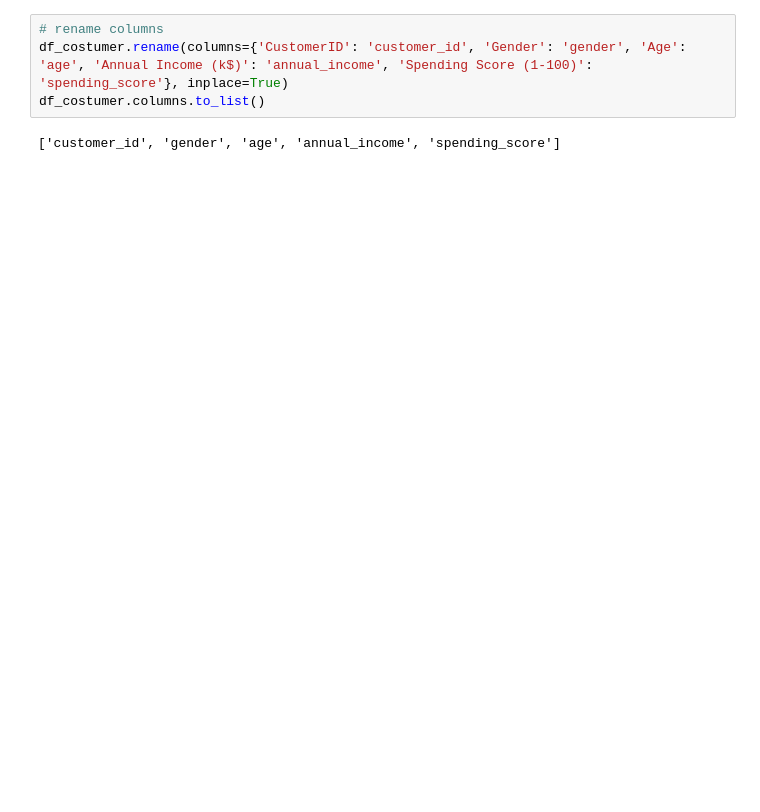
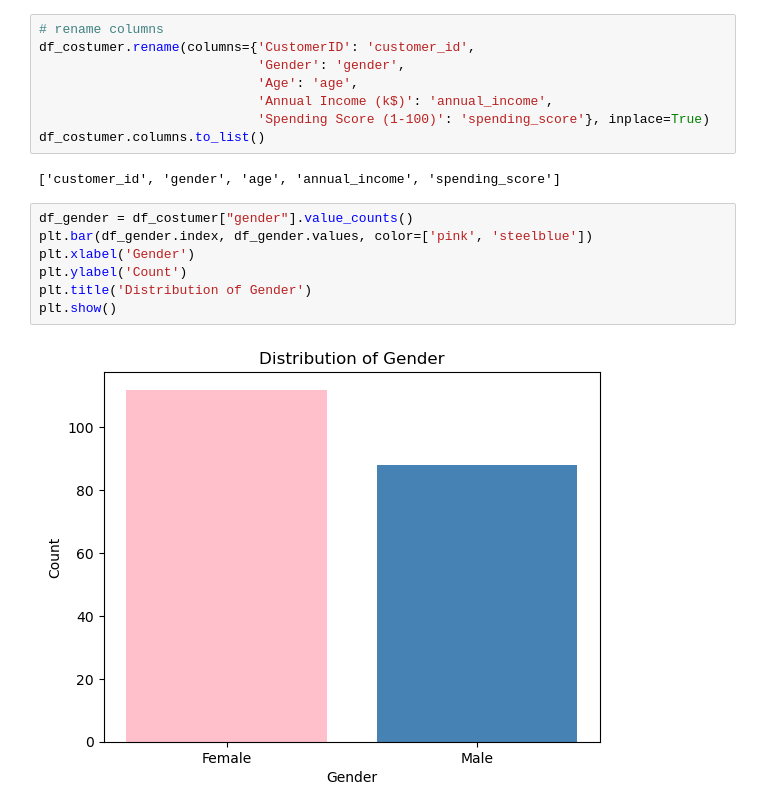
Before and after one commit to thelightfeaver/machine-leaning-practices, a Jupyter notebook: proyect/costumer.ipynb, the cells around one changed output. Cells and saved outputs as stored; diff of their text form; blank space fills up the shorter version.

```diff
--- a/proyect/costumer.ipynb
+++ b/proyect/costumer.ipynb
@@ -42,7 +17,20 @@ df_costumer.head()
 | 4 | 5 | Female | 31 | 17 | 40 |
 # %%
 # rename columns
-df_costumer.rename(columns={'CustomerID': 'customer_id', 'Gender': 'gender', 'Age': 'age', 'Annual Income (k$)': 'annual_income', 'Spending Score (1-100)': 'spending_score'}, inplace=True)
+df_costumer.rename(columns={'CustomerID': 'customer_id',
+                            'Gender': 'gender',
+                            'Age': 'age',
+                            'Annual Income (k$)': 'annual_income',
+                            'Spending Score (1-100)': 'spending_score'}, inplace=True)
 df_costumer.columns.to_list()
 # %% [output]
 ['customer_id', 'gender', 'age', 'annual_income', 'spending_score']
+# %%
+df_gender = df_costumer["gender"].value_counts()
+plt.bar(df_gender.index, df_gender.values, color=['pink', 'steelblue'])
+plt.xlabel('Gender')
+plt.ylabel('Count')
+plt.title('Distribution of Gender')
+plt.show()
+# %% [output]
+[figure, added]
```
Also changed, not shown: parts of 2 cells of this notebook.
